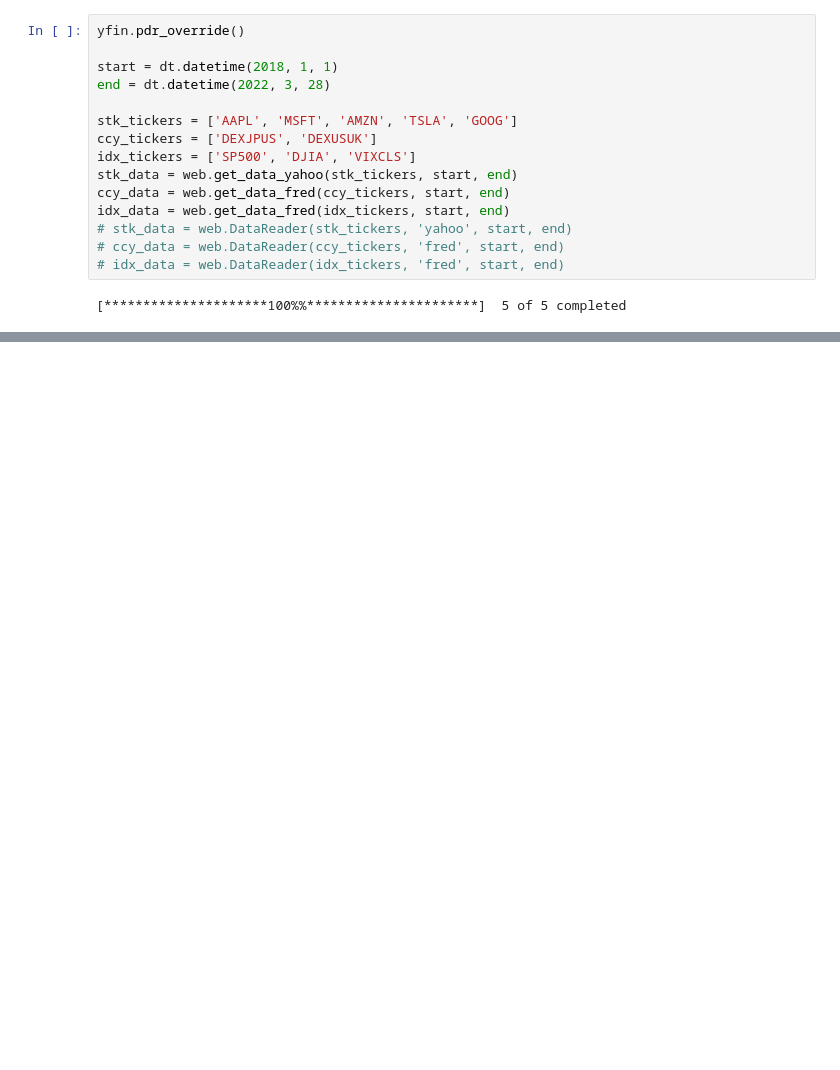
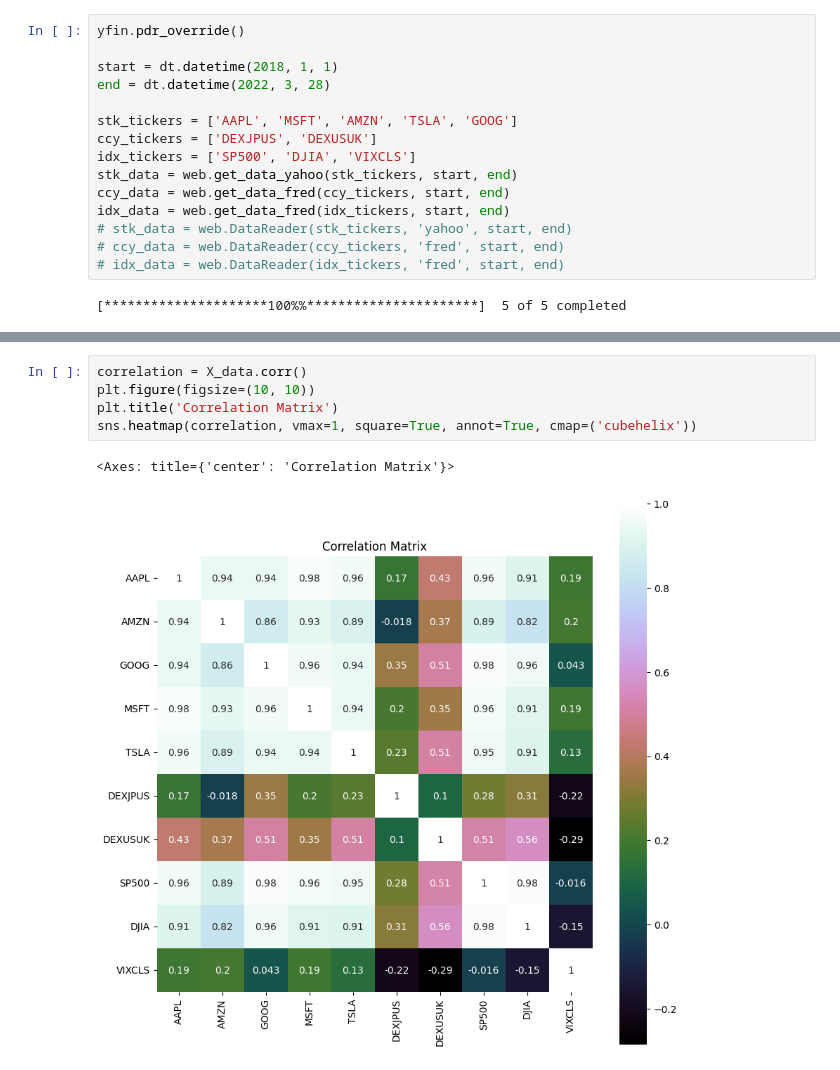
Before and after one commit to jamiecjm/quantpy-finml-course, a Jupyter notebook: chapter3.ipynb, the cells around one changed output, grey strips where cells are left out. Drawn from its saved outputs; the diff is of its cells as text; blank space fills up the shorter version.

```diff
--- a/chapter3.ipynb
+++ b/chapter3.ipynb
@@ -59,0 +94,8 @@ X_data.head()
+# %%
+correlation = X_data.corr()
+plt.figure(figsize=(10, 10))
+plt.title('Correlation Matrix')
+sns.heatmap(correlation, vmax=1, square=True, annot=True, cmap=('cubehelix'))
+# %% [output]
+<Axes: title={'center': 'Correlation Matrix'}>
+[figure, added]
```
Also changed, not shown: parts of 8 cells of this notebook, 1 other file.
